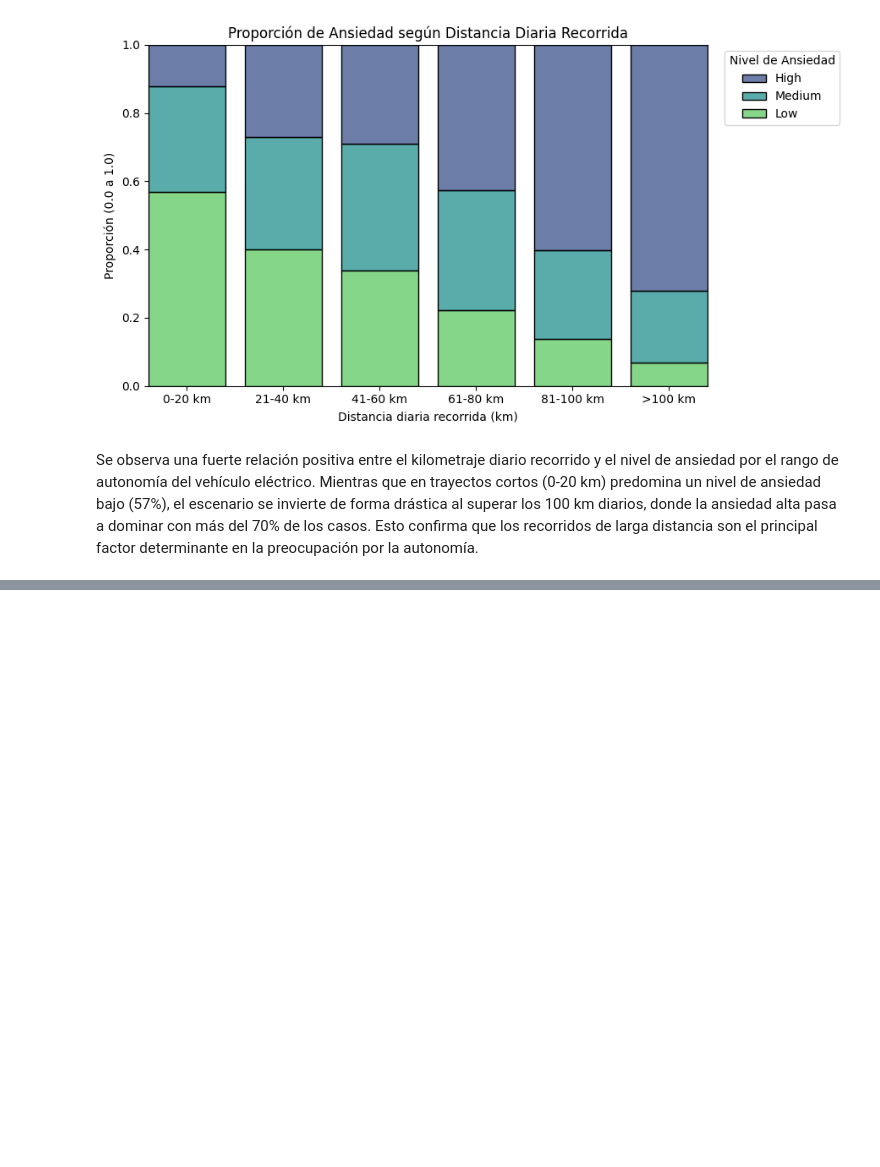
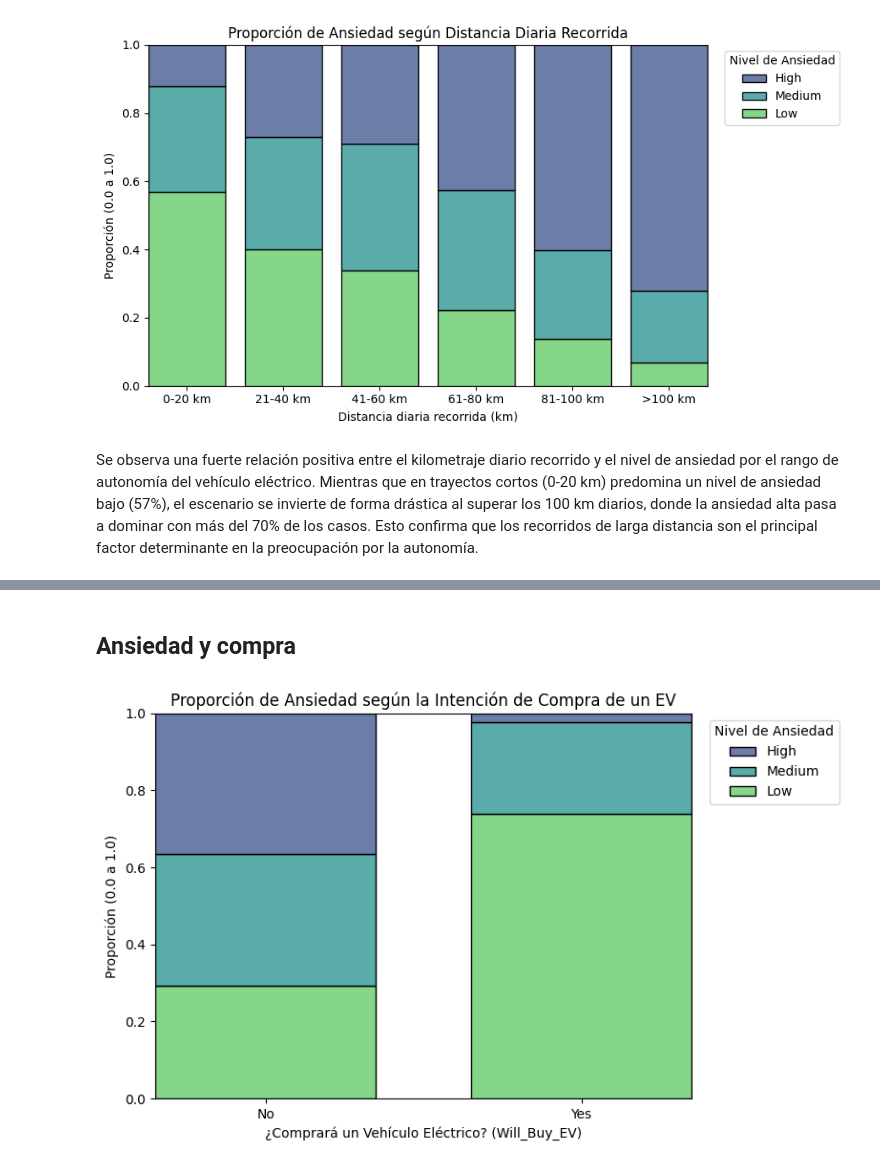
Before and after one commit to joshepgamboave-crypto/DATASET-IA, a Jupyter notebook: noteboock.ipynb, the cells around one changed output, grey strips where cells are left out. Saved outputs shown, nothing was run; the diff lists cells and outputs as text; code cells hidden in the pictures; blank space fills up the shorter version.

```diff
--- a/noteboock.ipynb
+++ b/noteboock.ipynb
@@ -326,0 +365,35 @@ Se observa una fuerte relación positiva entre el kilometraje diario recorrido y
+# %% [markdown]
+## Ansiedad y compra
+# %%
+import matplotlib.pyplot as plt
+import pandas as pd
+import seaborn as sns
+
+df = pd.read_csv("./datos/EV_Adoption_and_Range_Anxiety_Dataset.csv")
+
+fig, ax = plt.subplots(figsize=(8, 5))
+
+sns.histplot(
+    data=df,
+    x="Will_Buy_EV",
+    hue="Range_Anxiety_Level",
+    hue_order=["High", "Medium", "Low"],
+    multiple="fill",
+    stat="percent",
+    common_norm=False,
+    palette="viridis",
+    shrink=0.7,
+    ax=ax,
+)
+
+sns.move_legend(
+    ax, "upper left", bbox_to_anchor=(1.02, 1), title="Nivel de Ansiedad"
+)
+
+plt.title("Proporción de Ansiedad según la Intención de Compra de un EV")
+plt.xlabel("¿Comprará un Vehículo Eléctrico? (Will_Buy_EV)")
+plt.ylabel("Proporción (0.0 a 1.0)")
+plt.tight_layout()
+plt.show()
+# %% [output]
+[figure, added]
```
Also changed, not shown: parts of 20 cells of this notebook.
